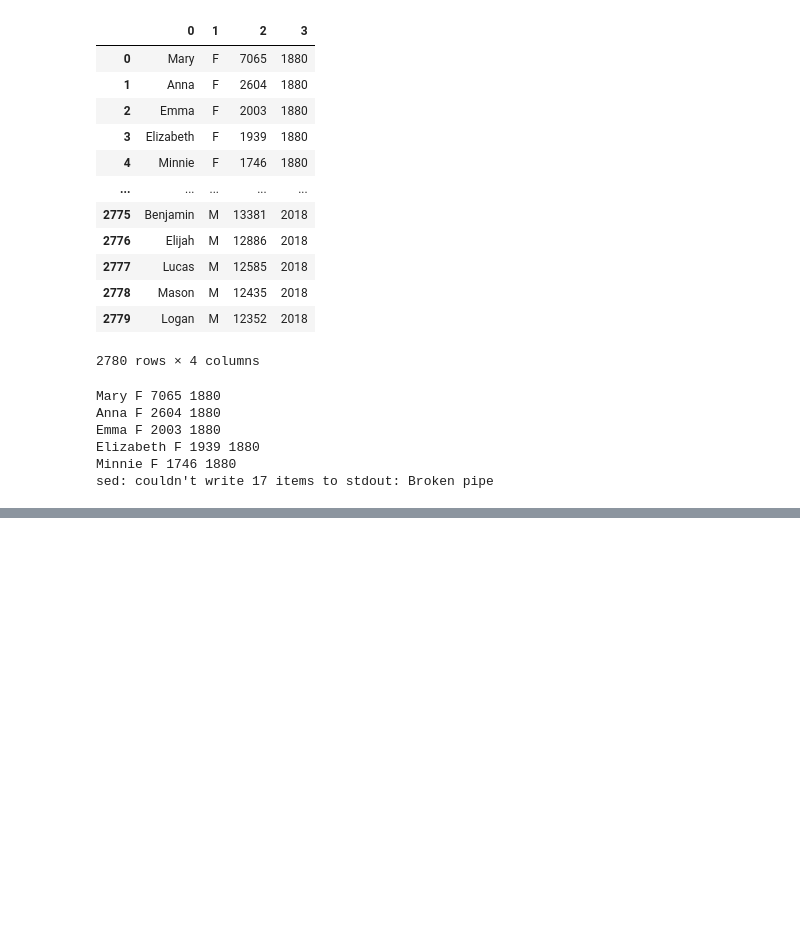
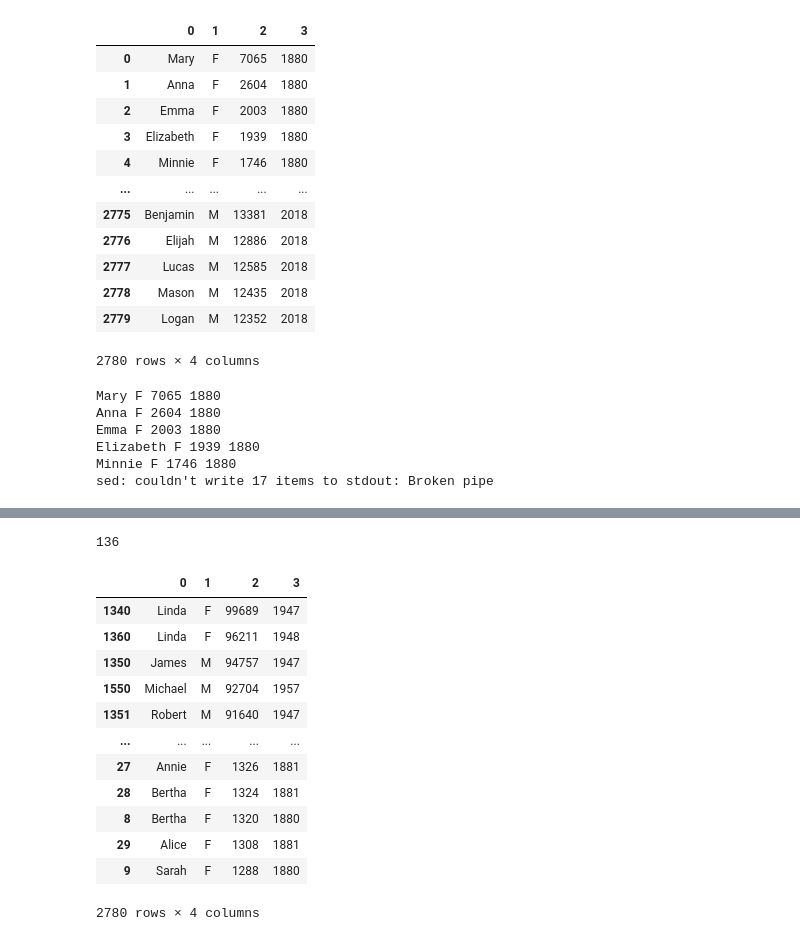
Before and after one commit to aimgw/NLP100Knock, a Jupyter notebook: nlp100knock.ipynb, the cells around one changed output, grey strips where cells are left out. Saved outputs shown, nothing was run; the diff lists cells and outputs as text; code cells hidden in the pictures; blank space fills up the shorter version.

```diff
--- a/nlp100knock.ipynb
+++ b/nlp100knock.ipynb
@@ -189,0 +311,22 @@ sed: couldn't write 17 items to stdout: Broken pipe
+# %%
+#pandasの組み込み関数だけで解決したい場合
+len(df[0].drop_duplicates())
+# %% [output]
+136
+# %%
+#18.各行を3コラム目の数値の降順にソート
+df.sort_values(by=2, ascending=False)
+# %% [output]
+|  | 0 | 1 | 2 | 3 |
+| 1340 | Linda | F | 99689 | 1947 |
+| 1360 | Linda | F | 96211 | 1948 |
+| 1350 | James | M | 94757 | 1947 |
+| 1550 | Michael | M | 92704 | 1957 |
+| 1351 | Robert | M | 91640 | 1947 |
+| ... | ... | ... | ... | ... |
+| 27 | Annie | F | 1326 | 1881 |
+| 28 | Bertha | F | 1324 | 1881 |
+| 8 | Bertha | F | 1320 | 1880 |
+| 29 | Alice | F | 1308 | 1881 |
+| 9 | Sarah | F | 1288 | 1880 |
+2780 rows × 4 columns
```
Also changed, not shown: parts of 23 cells of this notebook, 1 other file.
